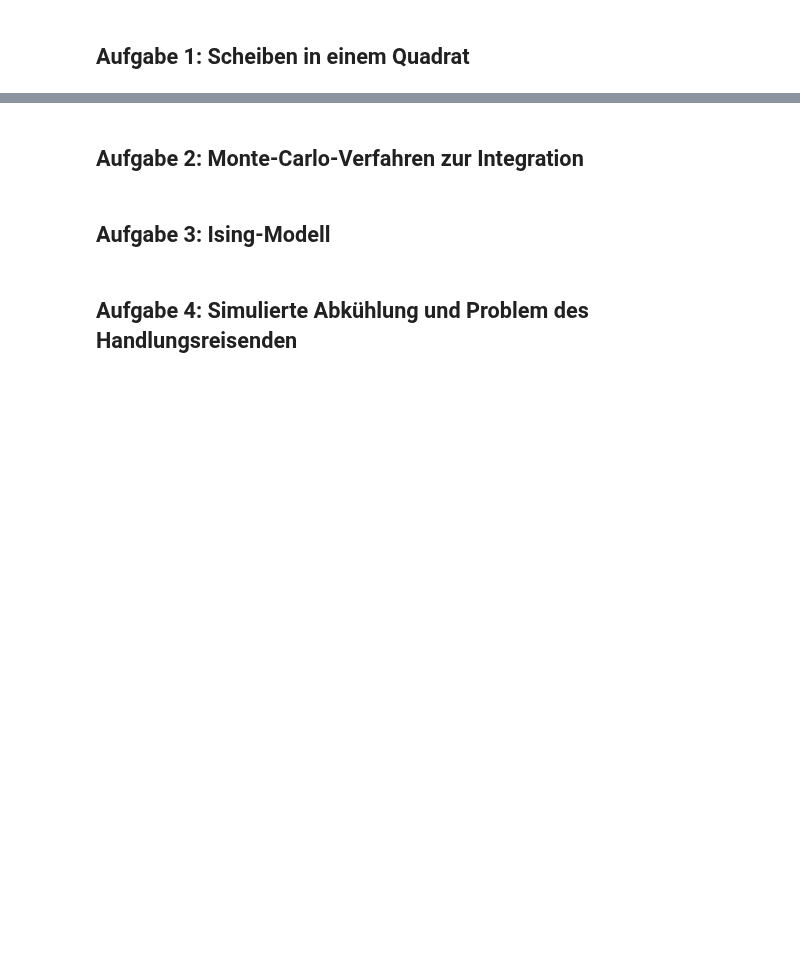
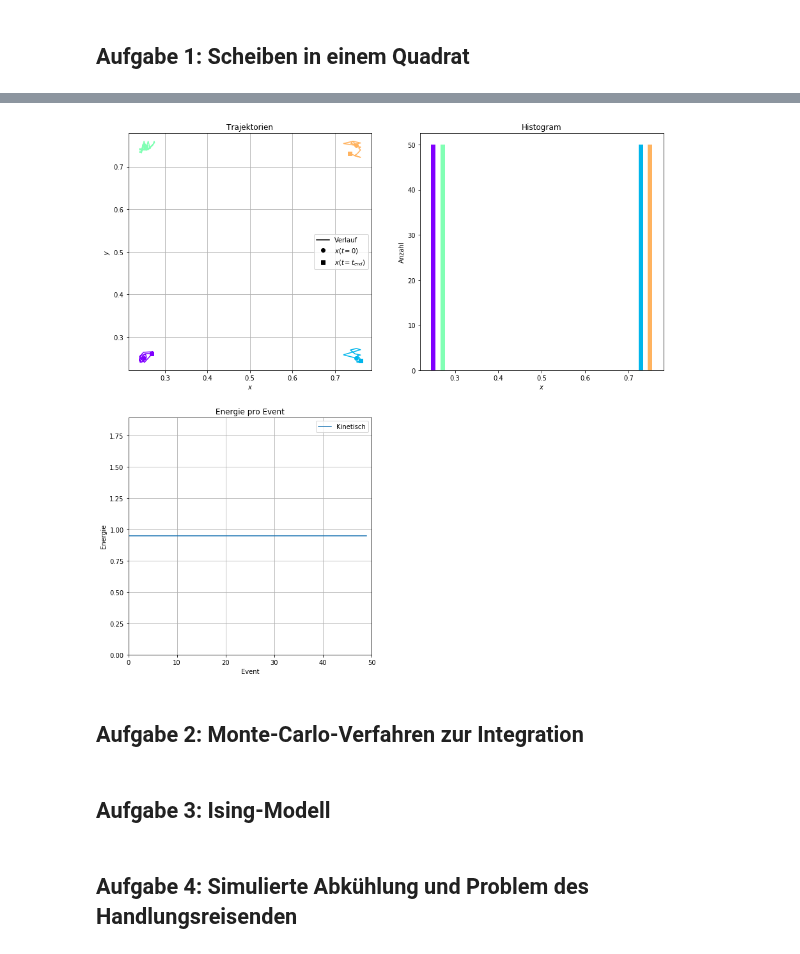
Before and after one commit to darenegade/modellbildung, a Jupyter notebook: Abgabe 4/Abgabe 4.ipynb, the cells around one changed output, grey strips where cells are left out. Drawn from its saved outputs; the diff is of its cells as text; code cells hidden in the pictures; blank space fills up the shorter version.

```diff
--- a/Abgabe 4/Abgabe 4.ipynb
+++ b/Abgabe 4/Abgabe 4.ipynb
@@ -146,3 +157,13 @@ Text(0,0.5,'Anzahl')
+# %%
+pos = [[0.25, 0.25], [0.75, 0.25], [0.25, 0.75], [0.75, 0.75]]
+vel = [[-0.21, 0.12], [-0.71, 0.18], [-0.23, -0.79], [-0.78, 0.1177]]
+sigma = 0.24
+n_events = 50
+xhist, vhist, vkinHist  = run(pos, vel, sigma, n_events)
+
+plotMD(xhist, vhist, vkinHist)
+# %% [output]
+[figure, added]
 # %% [markdown]
 ## Aufgabe 2: Monte-Carlo-Verfahren zur Integration
 # %% [markdown]
```
Also changed, not shown: parts of 3 cells of this notebook.
